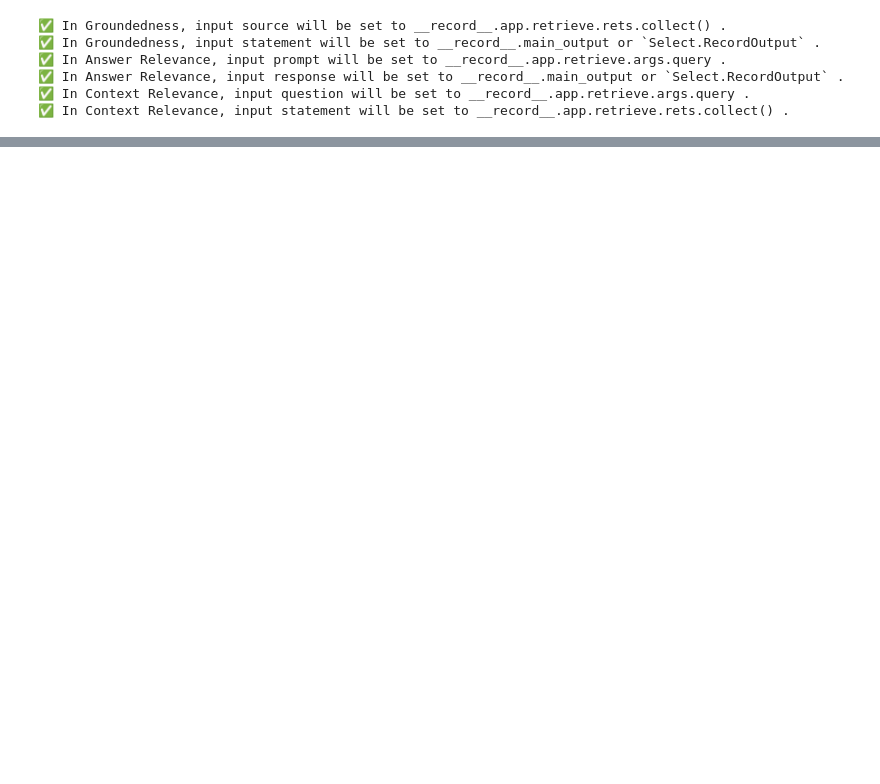
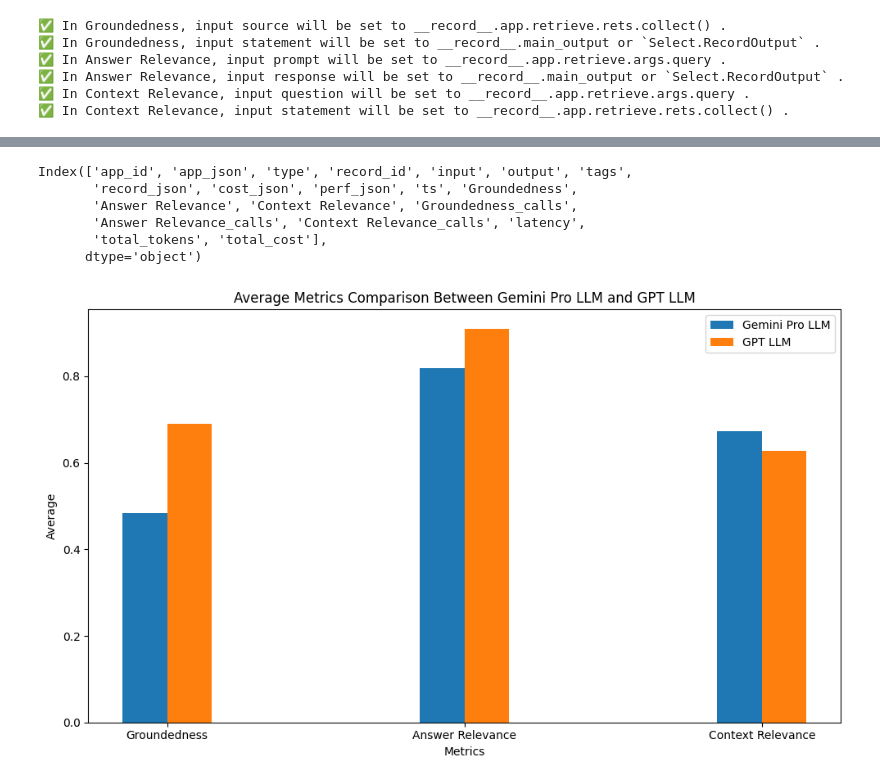
Before and after one commit to SartajBhuvaji/Resonate, a Jupyter notebook: Notebooks/llm_testing/trulenseval.ipynb, the cells around one changed output, grey strips where cells are left out. Drawn from its saved outputs; the diff is of its cells as text; code cells hidden in the pictures; blank space fills up the shorter version.

Commit message:
added Gemini Pro and gpr results for new questions

```diff
--- a/Notebooks/llm_testing/trulenseval.ipynb
+++ b/Notebooks/llm_testing/trulenseval.ipynb
@@ -309,0 +330,9 @@ tru.run_dashboard()
+# %%
+results_df.columns
+# %% [output]
+Index(['app_id', 'app_json', 'type', 'record_id', 'input', 'output', 'tags',
+       'record_json', 'cost_json', 'perf_json', 'ts', 'Groundedness',
+       'Answer Relevance', 'Context Relevance', 'Groundedness_calls',
+       'Answer Relevance_calls', 'Context Relevance_calls', 'latency',
+       'total_tokens', 'total_cost'],
+      dtype='object')
@@ -310,3 +345,45 @@ tru.run_dashboard()
+# %%
+
+import pandas as pd
+import matplotlib.pyplot as plt
+import numpy as np
+
+
+gemini_pro_llm_data = pd.read_csv('gemini_pro_results.csv')
+gpt_llm_data = pd.read_csv('gpt_results.csv')
+
+gemini_pro_llm_avg = gemini_pro_llm_data[['Groundedness', 'Answer Relevance', 'Context Relevance']].mean()
+
+
+gpt_llm_avg = gpt_llm_data[['Groundedness', 'Answer Relevance', 'Context Relevance']].mean()
+
+
+labels = ['Groundedness', 'Answer Relevance', 'Context Relevance']
+gemini_pro_llm_values = gemini_pro_llm_avg.values
+gpt_llm_values = gpt_llm_avg.values
+
+x = np.arange(len(labels))
+width = 0.15
+
+fig, ax = plt.subplots(figsize=(10, 6))
+rects1 = ax.bar(x - width/2, gemini_pro_llm_values, width, label='Gemini Pro LLM')
+rects2 = ax.bar(x + width/2, gpt_llm_values, width, label='GPT LLM')
+
+ax.set_xlabel('Metrics')
+ax.set_ylabel('Average')
+ax.set_title('Average Metrics Comparison Between Gemini Pro LLM and GPT LLM')
+ax.set_xticks(x)
+ax.set_xticklabels(labels)
+ax.legend()
+
+
+
+
+fig.tight_layout()
+plt.savefig("LLM_Comparision.png")
+plt.show()
+# %% [output]
+[figure, added]
 # %%
 # #evaluating questions and answers uby finding cosine similarity between the question and the answer
 
```
Also changed, not shown: parts of 23 cells of this notebook, 15 other files.
